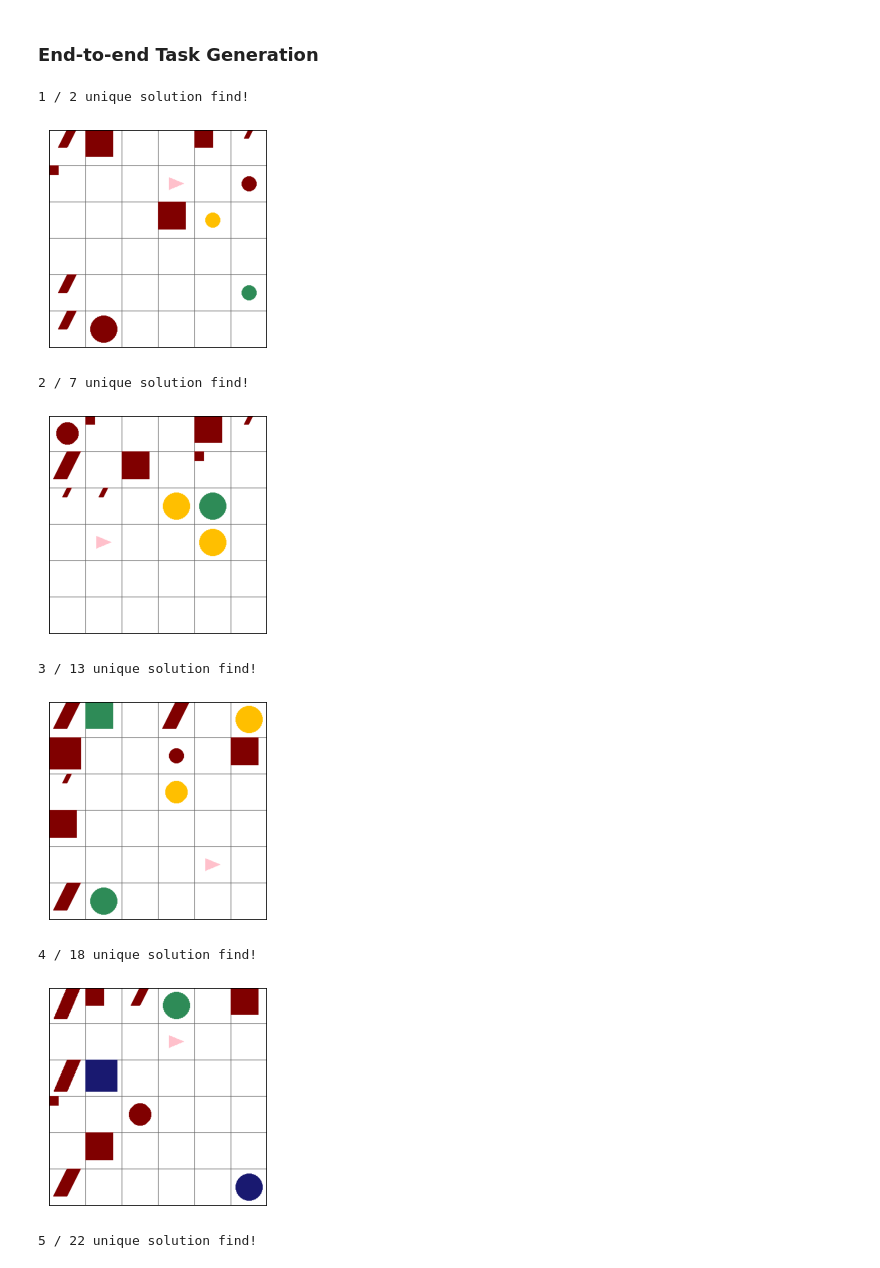
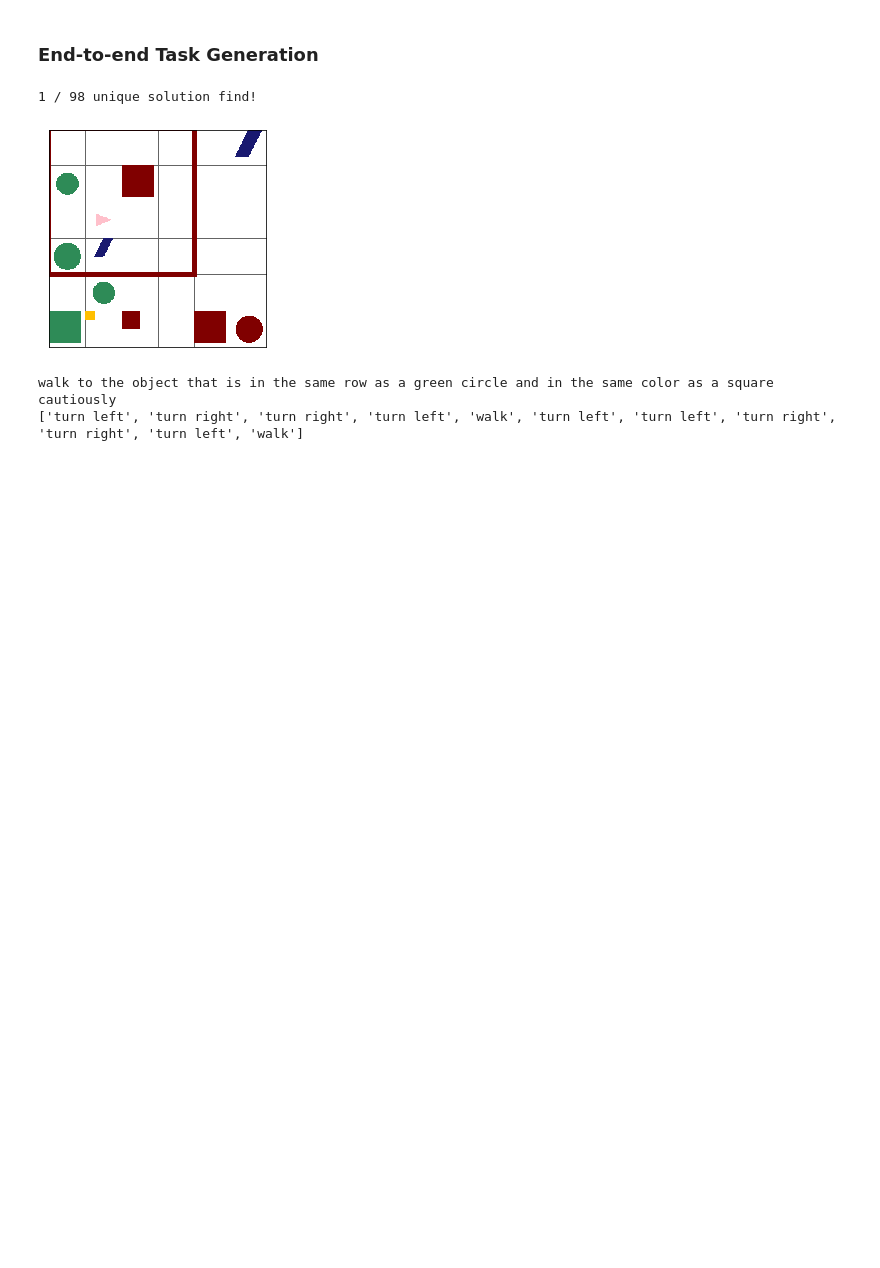
Before and after one commit to frankaging/Reason-SCAN, a Jupyter notebook: code/dataset/demo.ipynb, the cells around one changed output. Cells and saved outputs as stored; diff of their text form; code cells hidden in the pictures; blank space fills up the shorter version.

```diff
--- a/code/dataset/demo.ipynb
+++ b/code/dataset/demo.ipynb
@@ -459,17 +464,17 @@ for test_struct in command_structs[:10000]:
 #             print(f"{special_count}/{minor_count}")
         assert len(sampled_world['obj_map']) == len(simulator._world.get_current_situation().to_representation()["placed_objects"])
 # %%
-test_struct = {'obj_pattern_map': {'$OBJ_0': '$SHAPE',
+test_struct = {'obj_pattern_map': {'$OBJ_0': '$ABS_SHAPE',
   '$OBJ_1': '$COLOR $SHAPE',
-  '$OBJ_2': '$COLOR $SHAPE'},
+  '$OBJ_2': '$SHAPE'},
  'rel_map': OrderedDict([(('$OBJ_0', '$OBJ_1'), '$SAME_ROW'),
-              (('$OBJ_0', '$OBJ_2'), '$SAME_COLUMN')]),
- 'obj_map': {'$OBJ_0': 'circle',
-  '$OBJ_1': 'red cylinder',
-  '$OBJ_2': 'red square'},
+                         (('$OBJ_0', '$OBJ_2'), '$SAME_COLOR')]),
+ 'obj_map': {'$OBJ_0': 'object',
+  '$OBJ_1': 'green circle',
+  '$OBJ_2': 'square'},
  'grammer_pattern': '$OBJ_0 ^ $OBJ_1 & $OBJ_2',
- 'adverb': 'while spinning',
- 'verb': 'pull'}
+ 'adverb': 'cautiously',
+ 'verb': 'walk'}
 
 simulator = Simulator(
     object_vocabulary, vocabulary,
@@ -511,8 +516,6 @@ for i in range(100):
         debug=False
     )
 
-    # graph.draw()
-
     pattern_graph = ReaSCANGraph(
         objects=obj_map,
         object_patterns=None,
@@ -521,8 +524,6 @@ for i in range(100):
         referred_object='$OBJ_0',
         debug=False
     )
-
-    # pattern_graph.draw()
 
     potential_referent_target = graph.find_referred_object_super_fast(
         pattern_graph, referred_object='$OBJ_0',
@@ -533,74 +534,47 @@ for i in range(100):
         test_unique_find += 1
         print(f"{test_unique_find} / {i+1} unique solution find!")
 
-        _ = simulator._world.render_simple()
+        graph.draw(save_file="../../data-files/Analysis-Result/graph-example.png")
+        pattern_graph.draw(save_file="../../data-files/Analysis-Result/subgraph-example.png")
+        _ = simulator._world.render_simple(save_file="../../data-files/Analysis-Result/shape-world-example.png")
 
+        # Form the command with grounded determiners!
         obj_determiner_map = graph.find_determiners(
             pattern_graph,
             referred_object='$OBJ_0',
             debug=False,
         )
-
         command_str = grammer.repre_str_command(
             grammer_pattern, rel_map, obj_map,
             obj_determiner_map,
             verb,
             adverb,
         )
 
-        # Get the target command
+        # Form the golden label for the action list!
         is_transitive = False
         if verb in simulator.vocabulary.get_transitive_verbs():
             is_transitive = True
-
         # Direct walk.
         action = "walk" # this is definit!
         primitive_command = simulator.vocabulary.translate_word(action)
         target_position = sampled_world["situation"].target_object.position
-
         simulator._world.go_to_position(
             position=target_position, manner=adverb,
             primitive_command=primitive_command
         )
-
         # Object actions.
         if is_transitive:
             semantic_action = simulator.vocabulary.translate_word(verb)
             simulator._world.move_object_to_wall(action=semantic_action, manner=adverb)
         target_commands, _ = simulator._world.get_current_observations()
 
-        task_struct = OrderedDict({
-            "command": ",".join(command_str.split(" ")),
-            "meaning": ",".join(command_str.split(" ")),
-            "derivation": grammer_pattern,
-            "situation": sampled_world["situation"].to_representation(),
-            "target_commands": ",".join(target_commands),
-            "verb_in_command": verb,
-            "adverb_in_command": adverb,
-            "referred_target": obj_map["$OBJ_0"],
-            "object_pattern_map": obj_pattern_map,
-            "relation_map": rel_map,
-            "object_expression": obj_map,
-            "n_object": len(sampled_world["obj_map"]),
-            "n_distractor": len(sampled_world["obj_map"])-len(obj_map),
-            "full_relation_distractor": True if len(sampled_world["distractor_switch_map"]["relation"]) == len(rel_map) else False,
-            "has_relation_distractor": True if len(sampled_world["distractor_switch_map"]["relation"]) > 0 else False,
-            "has_attribute_distractor": sampled_world["distractor_switch_map"]["attribute"],
-            "has_isomorphism_distractor": sampled_world["distractor_switch_map"]["isomorphism"],
-            "has_random_distractor": True if sampled_world["n_random_distractor"] != -1 else False,
-            "n_random_distractor": sampled_world["n_random_distractor"] if sampled_world["n_random_distractor"] != -1 else 0,
-            "relation_distractor_metadata": sampled_world["relation_distractor_metadata"],
-            "attribute_distractor_metadata": sampled_world["attribute_distractor_metadata"],
-            "isomorphism_distractor_metadata": sampled_world["isomorphism_distractor_metadata"],
-            "random_distractor_metadata": sampled_world["random_distractor_metadata"],
-        })
+        print(command_str)
+        print(target_commands)
+
+        break
 # %% [output]
-1 / 2 unique solution find!
+1 / 98 unique solution find!
-[figure, old version]
+[figure, new version]
-2 / 7 unique solution find!
+walk to the object that is in the same row as a green circle and in the same color as a square cautiously
+['turn left', 'turn right', 'turn right', 'turn left', 'walk', 'turn left', 'turn left', 'turn right', 'turn right', 'turn left', 'walk']
-[figure, removed]
-3 / 13 unique solution find!
-[figure, removed]
-4 / 18 unique solution find!
-[figure, removed]
-5 / 22 unique solution find!
```
Also changed, not shown: parts of 3 cells of this notebook, 5 other files.
